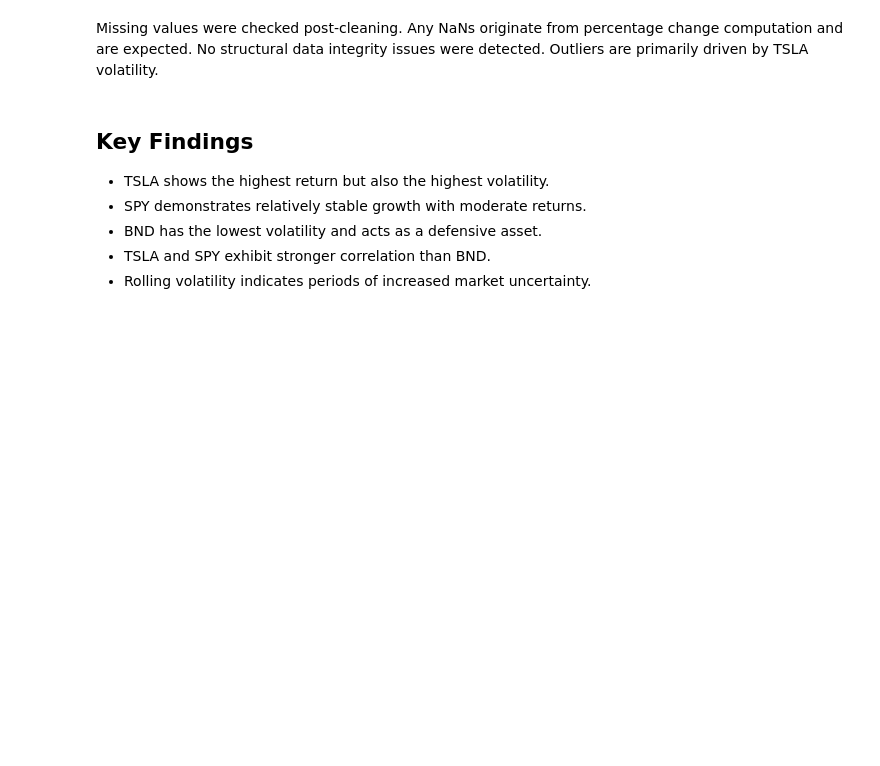
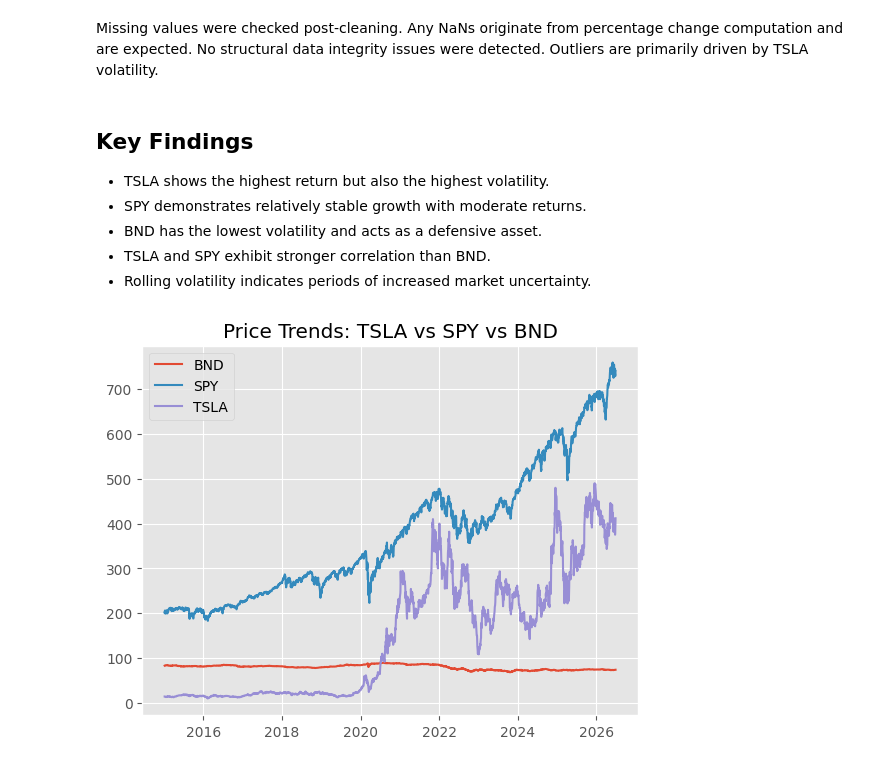
Before and after one commit to redietwogayehu/portfolio-optimization, a Jupyter notebook: notebooks/03_eda.ipynb, the cells around one changed output. Cells and saved outputs as stored; diff of their text form; code cells hidden in the pictures; blank space fills up the shorter version.

```diff
--- a/notebooks/03_eda.ipynb
+++ b/notebooks/03_eda.ipynb
@@ -400,3 +400,15 @@ Missing values were checked post-cleaning. Any NaNs originate from percentage ch
 - BND has the lowest volatility and acts as a defensive asset.
 - TSLA and SPY exhibit stronger correlation than BND.
 - Rolling volatility indicates periods of increased market uncertainty.
+# %%
+import matplotlib.pyplot as plt
+
+for t in df["Ticker"].unique():
+    subset = df[df["Ticker"] == t]
+    plt.plot(subset["Date"], subset["Close"], label=t)
+
+plt.title("Price Trends: TSLA vs SPY vs BND")
+plt.legend()
+plt.show()
+# %% [output]
+[figure, added]
```
Also changed, not shown: parts of 4 cells of this notebook, 6 other files.
